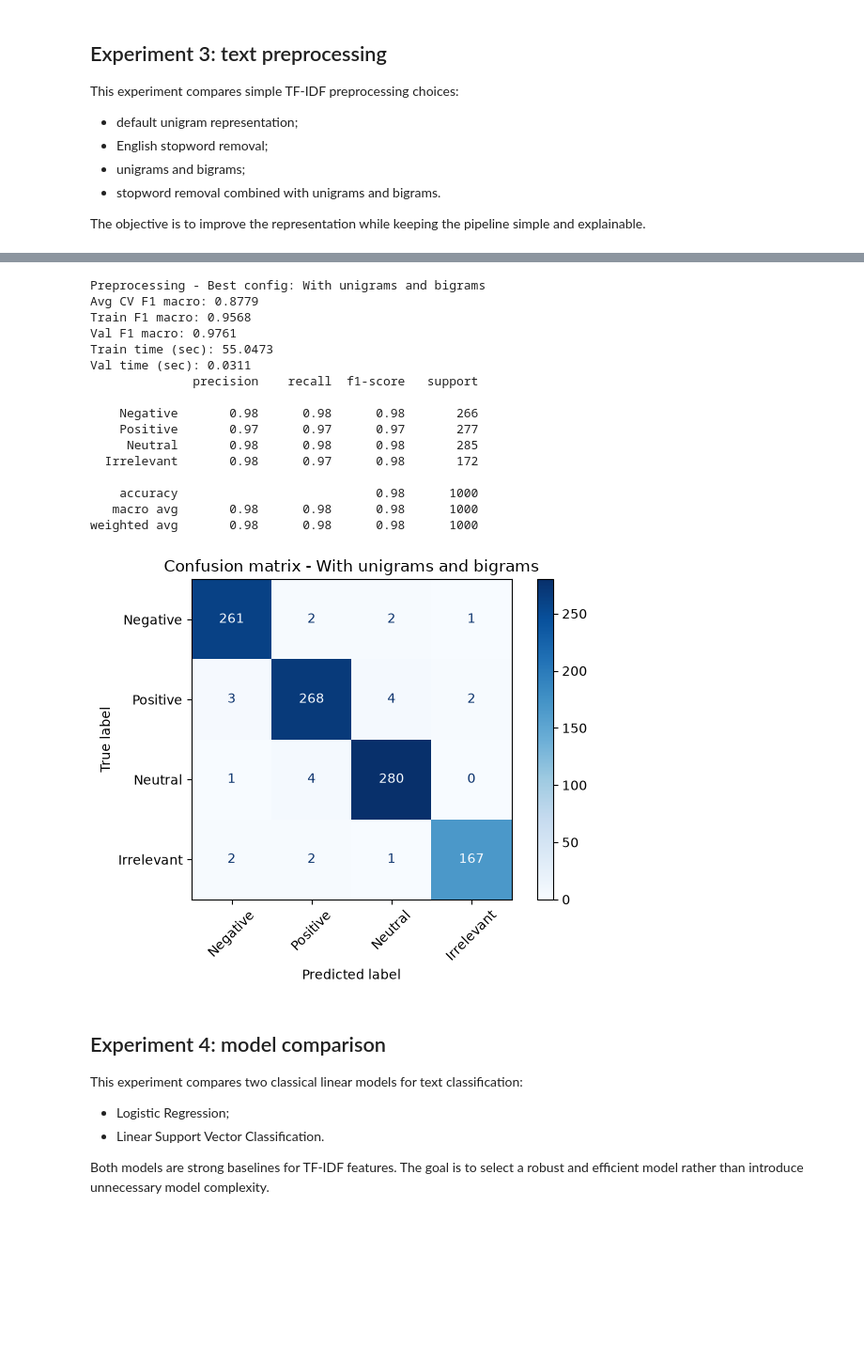
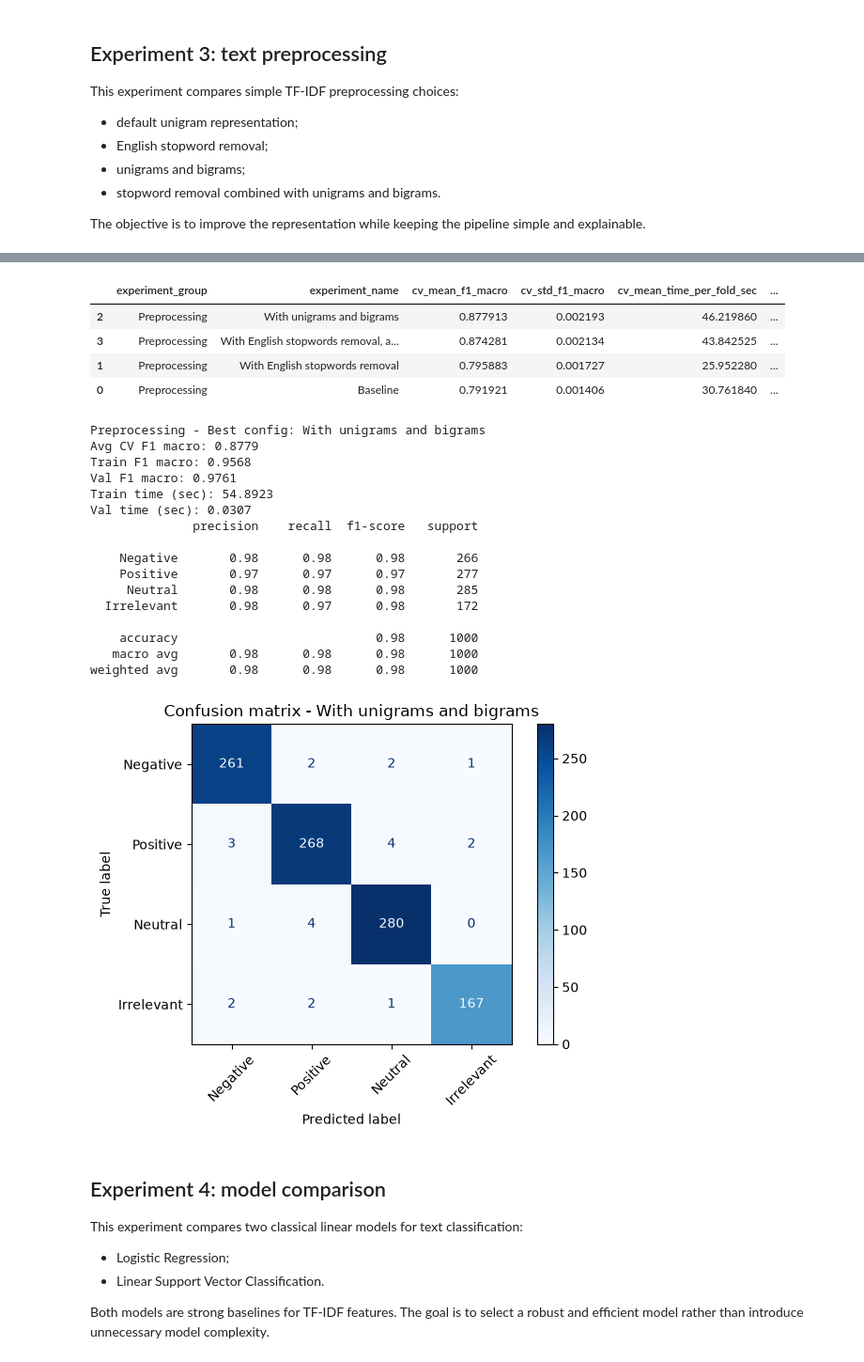
Before and after one commit to ESarah77/Twitter_sentiment_analysis, a Jupyter notebook: notebook/experiments.ipynb, the cells around one changed output, grey strips where cells are left out. Shown at 94% size. Saved outputs shown, nothing was run; the diff lists cells and outputs as text; code cells hidden in the pictures; blank space fills up the shorter version.

```diff
--- a/notebook/experiments.ipynb
+++ b/notebook/experiments.ipynb
@@ -380,6 +133,11 @@ twitter_val_data['sentiment'] = twitter_val_data['sentiment'].map(mapping_sentim
 # %%
+# Load csv data
+twitter_train_data = load_twitter_dataset(TRAINING_DATA_PATH)
+twitter_val_data = load_twitter_dataset(VALIDATION_DATA_PATH)
+
+label_names = LABEL_NAMES
+
 pd.set_option('display.max_colwidth', None) # To display the full content of the column
-
 twitter_train_data.tail(5)
 # %% [output]
 |  | Tweet_ID | entity | sentiment | Tweet_content |
@@ -435,13 +199,14 @@ display(summary)
 | Validation | 0 (0.00%) | 0 (0.00%) | 0 (0.00%) | 0 (0.00%) |
 # %%
 # Remove rows where NaN for Tweet_content
-twitter_train_data_drop_na = twitter_train_data.dropna(subset=['Tweet_content'])
+twitter_train_data_drop_na = drop_missing_texts(twitter_train_data)
 # Fill with '' rows where NaN for Tweet content
-twitter_train_data_fill_na = twitter_train_data.copy()
-twitter_train_data_fill_na['Tweet_content'] = twitter_train_data['Tweet_content'].fillna('')
+twitter_train_data_fill_na = fill_missing_texts(twitter_train_data)
 
-X_val = twitter_val_data.Tweet_content
-y_val = twitter_val_data.sentiment
+X_val, y_val = get_features_and_target(twitter_val_data)
+
+# In this validation dataset, no NaN, but this assert could be triggered if the dataset changed
+assert twitter_val_data["Tweet_content"].isna().sum() == 0
 # %% [markdown]
 ## Train-validation overlap analysis
 
@@ -603,11 +371,8 @@ weighted avg       0.92      0.92      0.92      1000
 [figure]
 # %%
 # Clean data to use for the next exps
-X_train = twitter_train_data_drop_na.Tweet_content
-y_train = twitter_train_data_drop_na.sentiment
-
-X_val = twitter_val_data.Tweet_content
-y_val = twitter_val_data.sentiment
+X_train, y_train = get_features_and_target(twitter_train_data_drop_na)
+X_val, y_val = get_features_and_target(twitter_val_data)
 # %% [markdown]
 ## Experiment 2: class weighting
 
@@ -771,3 +530,22 @@ results_preprocessing = apply_cv_on_all_exp(exps=experiments_preprocessing, exp_
+# %%
+results_preprocessing = run_experiments(
+    experiments=experiments_preprocessing,
+    exp_group="Preprocessing",
+    seed=SEED,
+)
+
+display(
+    summarize_experiment_results(results_preprocessing).sort_values(
+        by=["cv_mean_f1_macro", "cv_mean_time_per_fold_sec"],
+        ascending=[False, True],
+    )
+)
+# %% [output]
+|  | experiment_group | experiment_name | cv_mean_f1_macro | cv_std_f1_macro | cv_mean_time_per_fold_sec | ... |
+| 2 | Preprocessing | With unigrams and bigrams | 0.877913 | 0.002193 | 46.219860 | ... |
+| 3 | Preprocessing | With English stopwords removal, a... | 0.874281 | 0.002134 | 43.842525 | ... |
+| 1 | Preprocessing | With English stopwords removal | 0.795883 | 0.001727 | 25.952280 | ... |
+| 0 | Preprocessing | Baseline | 0.791921 | 0.001406 | 30.761840 | ... |
 # %%
 best_result_preprocessing = max(
     results_preprocessing,
@@ -787,14 +565,14 @@ best_result_preprocessing = {
     **final_eval_preprocessing,
 }
 # %%
-visualize_results(best_result=best_result_preprocessing, y_val=best_result_preprocessing["y_val"], label_names=label_names)
+visualize_results(result=best_result_preprocessing, y_val=best_result_preprocessing["y_val"], label_names=label_names)
 # %% [output]
 Preprocessing - Best config: With unigrams and bigrams
 Avg CV F1 macro: 0.8779
 Train F1 macro: 0.9568
 Val F1 macro: 0.9761
-Train time (sec): 55.0473
-Val time (sec): 0.0311
+Train time (sec): 54.8923
+Val time (sec): 0.0307
               precision    recall  f1-score   support
 
     Negative       0.98      0.98      0.98       266
```
Also changed, not shown: parts of 37 cells of this notebook, 2 other files.
